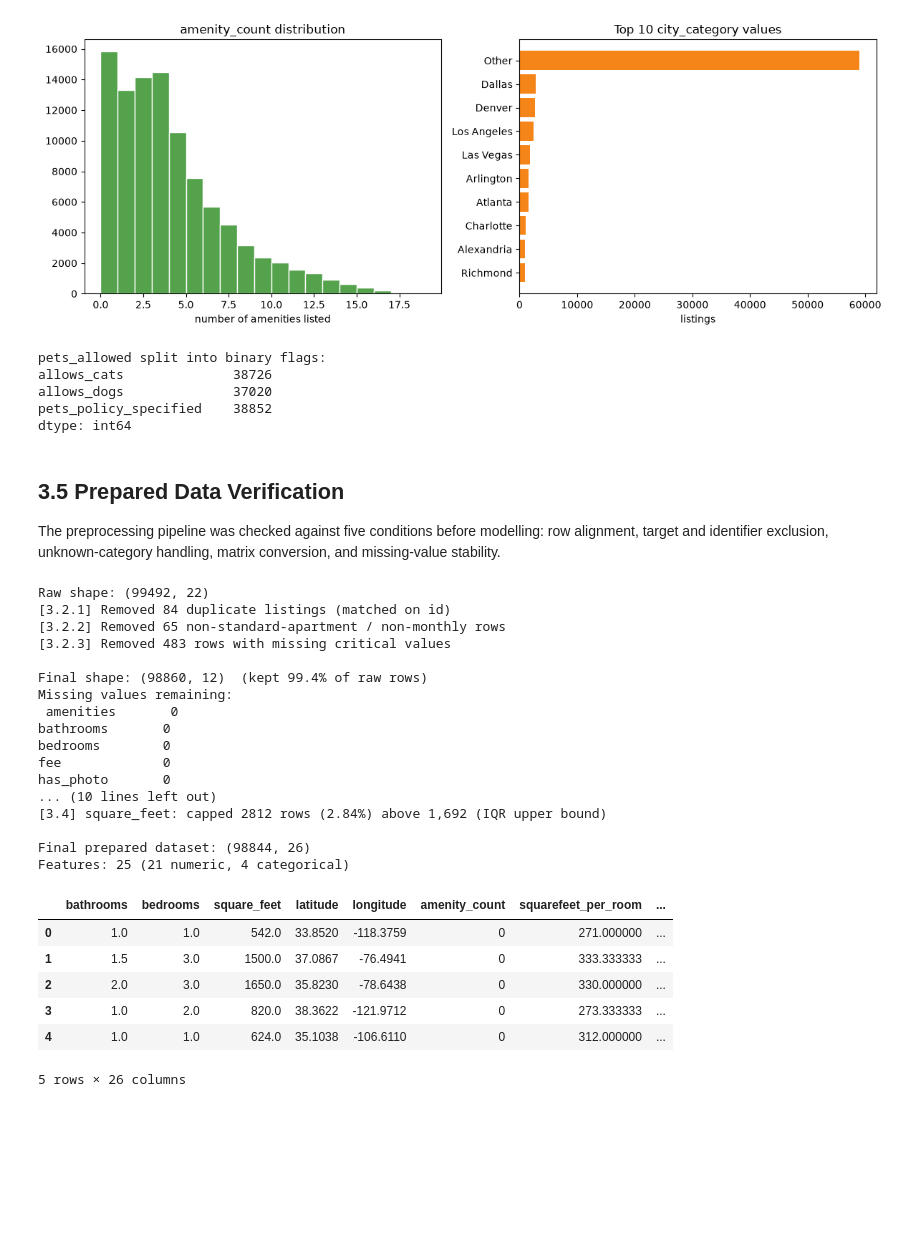
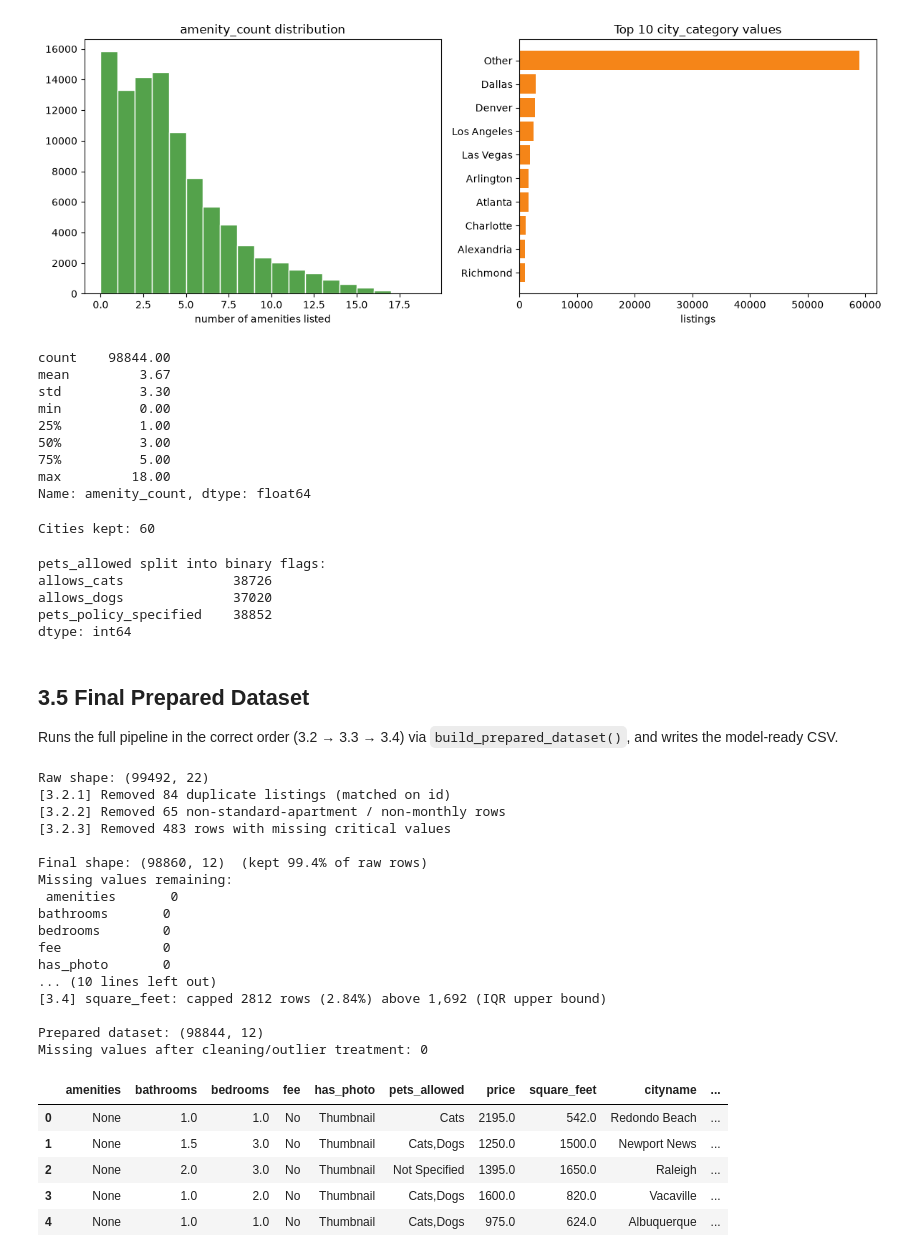
Before and after one commit to jason1ng/apartment_rental_price_prediction, a Jupyter notebook: notebooks/02_data_preparation.ipynb, the cells around one changed output. Drawn from its saved outputs; the diff is of its cells as text; code cells hidden in the pictures; blank space fills up the shorter version.

Commit message:
feat: fix final preprocessing data pipeline

```diff
--- a/notebooks/02_data_preparation.ipynb
+++ b/notebooks/02_data_preparation.ipynb
@@ -255,3 +247,23 @@ print('Train price mean: ${:.2f}  |  Test price mean: ${:.2f}'.format(y_train.me
 # %% [output]
 [figure]
+# %%
+df_transformed['amenity_count'].describe().round(2)
+# %% [output]
+count    98844.00
+mean         3.67
+std          3.30
+min          0.00
+25%          1.00
+50%          3.00
+75%          5.00
+max         18.00
+Name: amenity_count, dtype: float64
+# %%
+freq = df_capped["cityname"].value_counts()
+
+kept = freq[freq >= CITY_FREQUENCY_THRESHOLD]
+
+print("Cities kept:", len(kept))
+# %% [output]
+Cities kept: 60
 # %%
@@ -264,40 +276,41 @@ allows_dogs              37020
 pets_policy_specified    38852
 dtype: int64
 # %% [markdown]
-## 3.5 Prepared Data Verification
-The preprocessing pipeline was checked against five conditions before modelling: row alignment, target and identifier exclusion, unknown-category handling, matrix conversion, and missing-value stability.
+## 3.5 Final Prepared Dataset
+Runs the full pipeline in the correct order (3.2 → 3.3 → 3.4) via `build_prepared_dataset()`, and writes the model-ready CSV.
 # %%
-assert len(X_train) == len(y_train)
-assert len(X_test) == len(y_test)
-assert 'price' not in X_train.columns
-assert 'price' not in X_test.columns
-assert 'id' not in X_train.columns
-assert 'id' not in X_test.columns
+prepared_df = build_prepared_dataset(
+    raw_csv_path=RAW_CSV_PATH,
+    verbose=True
+)
 
-print('Row alignment OK:', len(X_train), len(y_train), len(X_test), len(y_test))
-print('Target and id excluded from predictors:', 'price' not in X_train.columns, 'id' not in X_train.columns)
+prepared_df.to_csv(
+    "../data/apartments_prepared.csv",
+    index=False
+)
+
+prepared_df.head()
 # %% [output]
 Raw shape: (99492, 22)
 [3.2.1] Removed 84 duplicate listings (matched on id)
 [3.2.2] Removed 65 non-standard-apartment / non-monthly rows
 [3.2.3] Removed 483 rows with missing critical values
 
 Final shape: (98860, 12)  (kept 99.4% of raw rows)
 Missing values remaining:
  amenities       0
 bathrooms       0
 bedrooms        0
 fee             0
 has_photo       0
 ... (10 lines left out)
 [3.4] square_feet: capped 2812 rows (2.84%) above 1,692 (IQR upper bound)
 
-Final prepared dataset: (98844, 26)
-Features: 25 (21 numeric, 4 categorical)
+Prepared dataset: (98844, 12)
+Missing values after cleaning/outlier treatment: 0
-|  | bathrooms | bedrooms | square_feet | latitude | longitude | amenity_count | squarefeet_per_room | ... |
-| 0 | 1.0 | 1.0 | 542.0 | 33.8520 | -118.3759 | 0 | 271.000000 | ... |
-| 1 | 1.5 | 3.0 | 1500.0 | 37.0867 | -76.4941 | 0 | 333.333333 | ... |
-| 2 | 2.0 | 3.0 | 1650.0 | 35.8230 | -78.6438 | 0 | 330.000000 | ... |
-| 3 | 1.0 | 2.0 | 820.0 | 38.3622 | -121.9712 | 0 | 273.333333 | ... |
-| 4 | 1.0 | 1.0 | 624.0 | 35.1038 | -106.6110 | 0 | 312.000000 | ... |
+|  | amenities | bathrooms | bedrooms | fee | has_photo | pets_allowed | price | square_feet | cityname | ... |
+| 0 | None | 1.0 | 1.0 | No | Thumbnail | Cats | 2195.0 | 542.0 | Redondo Beach | ... |
+| 1 | None | 1.5 | 3.0 | No | Thumbnail | Cats,Dogs | 1250.0 | 1500.0 | Newport News | ... |
+| 2 | None | 2.0 | 3.0 | No | Thumbnail | Not Specified | 1395.0 | 1650.0 | Raleigh | ... |
+| 3 | None | 1.0 | 2.0 | No | Thumbnail | Cats,Dogs | 1600.0 | 820.0 | Vacaville | ... |
+| 4 | None | 1.0 | 1.0 | No | Thumbnail | Cats,Dogs | 975.0 | 624.0 | Albuquerque | ... |
-5 rows × 26 columns
```
Also changed, not shown: parts of 13 cells of this notebook, 2 other files.
